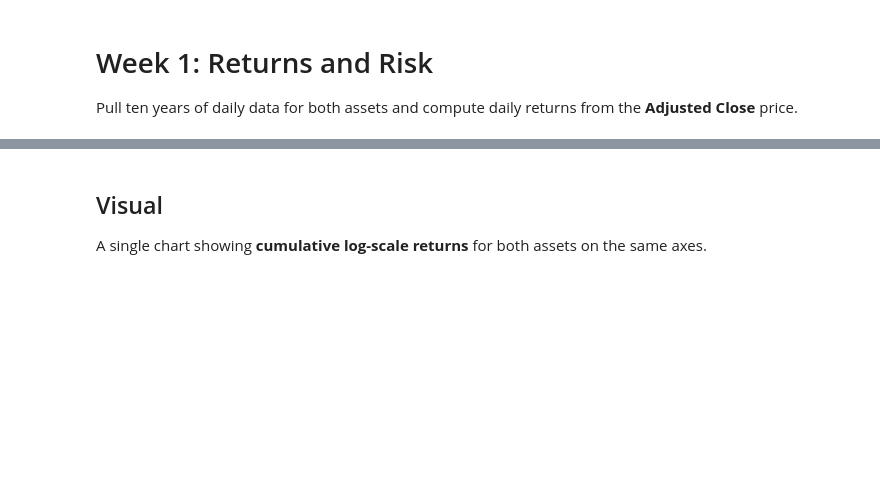
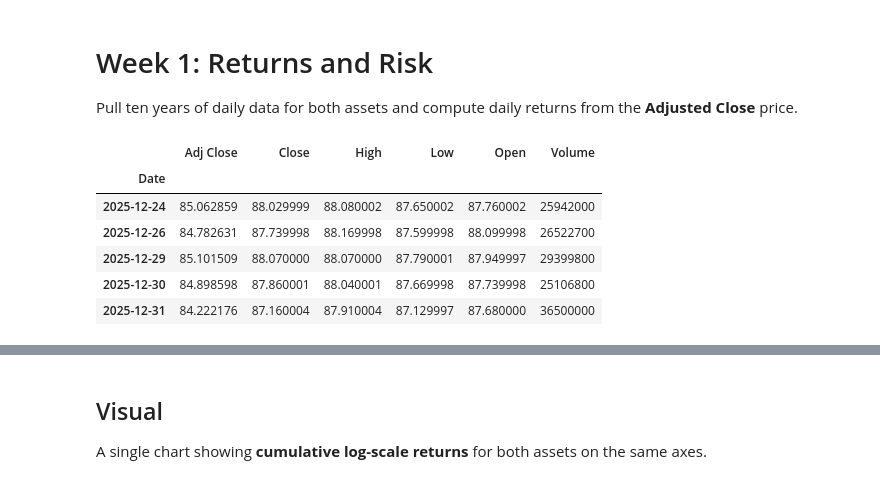
Before and after one commit to Amanda-Rudin/Quant-New-Mem-Education, a Jupyter notebook: ps1/week1_returns_and_risk.ipynb, the cells around one changed output, grey strips where cells are left out. Cells and saved outputs as stored; diff of their text form; code cells hidden in the pictures; blank space fills up the shorter version.

```diff
--- a/ps1/week1_returns_and_risk.ipynb
+++ b/ps1/week1_returns_and_risk.ipynb
@@ -2,4 +2,19 @@
 # Week 1: Returns and Risk
 Pull ten years of daily data for both assets and compute daily returns from the **Adjusted Close** price.
 # %%
-# Load your data from ../data/ (see the setup notebook)
+import pandas as pd
+
+TICKERS = ["TLT", "SHY"]
+
+tlt = pd.read_csv(f"../data/{TICKERS[0]}.csv", index_col=0, parse_dates=True)
+shy = pd.read_csv(f"../data/{TICKERS[1]}.csv", index_col=0, parse_dates=True)
+
+tlt.tail()
+# %% [output]
+|  | Adj Close | Close | High | Low | Open | Volume |
+| Date |  |  |  |  |  |  |
+| 2025-12-24 | 85.062859 | 88.029999 | 88.080002 | 87.650002 | 87.760002 | 25942000 |
+| 2025-12-26 | 84.782631 | 87.739998 | 88.169998 | 87.599998 | 88.099998 | 26522700 |
+| 2025-12-29 | 85.101509 | 88.070000 | 88.070000 | 87.790001 | 87.949997 | 29399800 |
+| 2025-12-30 | 84.898598 | 87.860001 | 88.040001 | 87.669998 | 87.739998 | 25106800 |
+| 2025-12-31 | 84.222176 | 87.160004 | 87.910004 | 87.129997 | 87.680000 | 36500000 |
```
Also changed, not shown: parts of 2 cells of this notebook.
